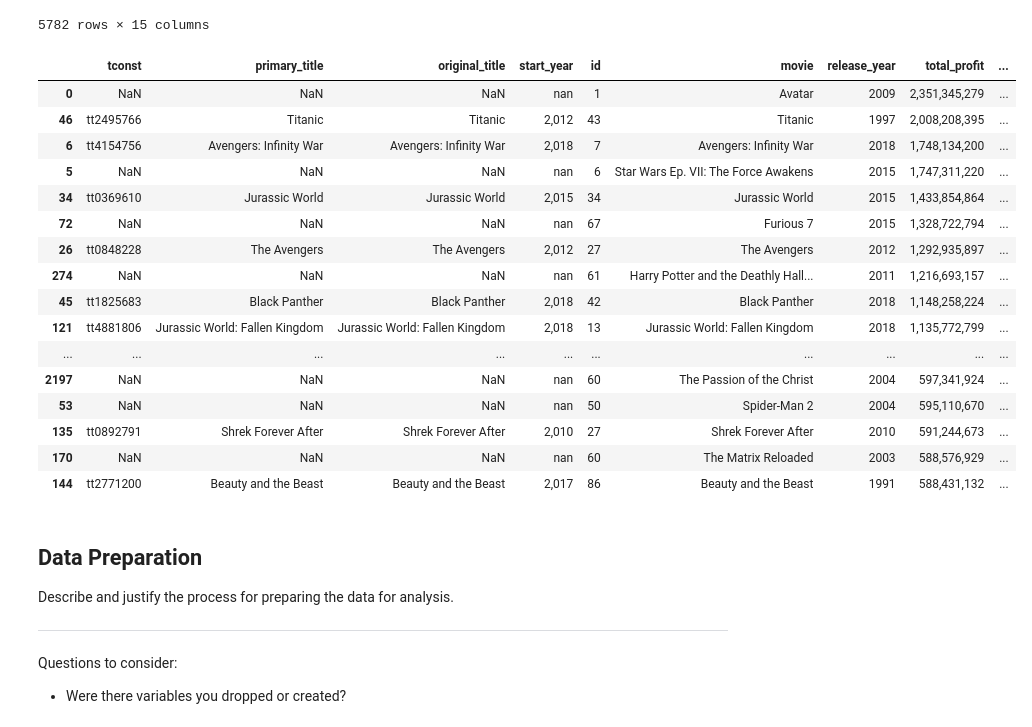
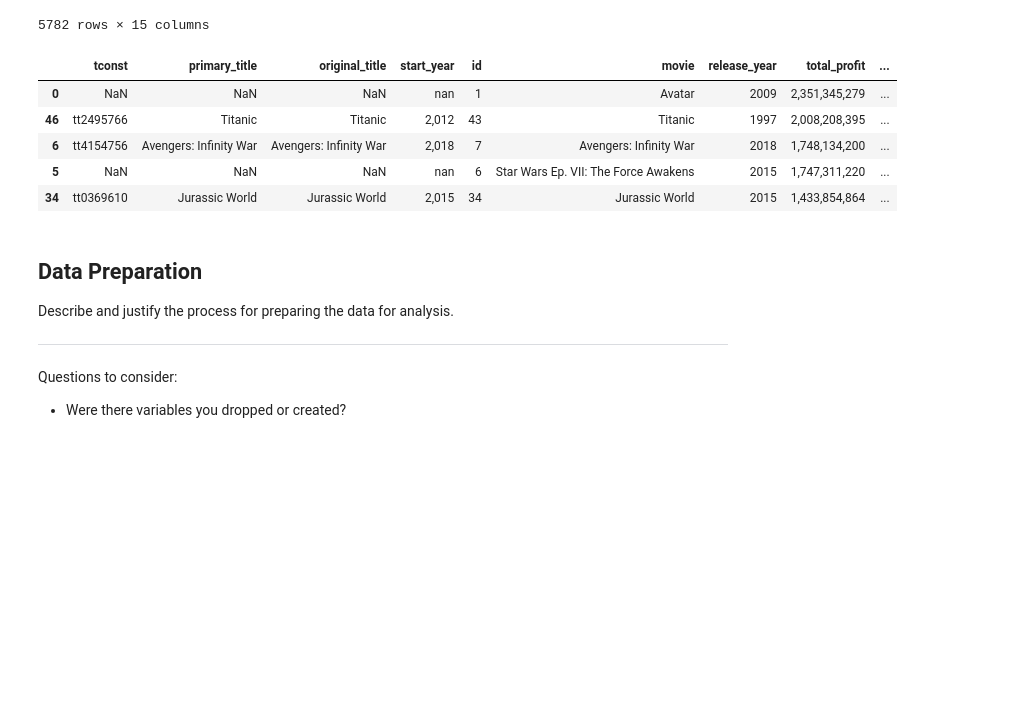
Before and after one commit to jxn628/dsc-phase-1-project, a Jupyter notebook: student.ipynb, the cells around one changed output. Saved outputs shown, nothing was run; the diff lists cells and outputs as text; code cells hidden in the pictures; blank space fills up the shorter version.

```diff
--- a/student.ipynb
+++ b/student.ipynb
@@ -956,4 +1148,4 @@ table9
 # %%
-table9_titles = table9[['id' , 'movie' , 'release_year', 'total_profit', 'release_date']]
+table9_titles = table9[['id' , 'movie' , 'release_year', 'total_profit', 'ROI', 'release_date']]
 table9_titles
 # %% [output]
@@ -1827,25 +2211,14 @@ merged_df_6
 | 5781 | NaN | NaN | NaN | nan | 82 | My Date With Drew | 2005 | 179,941 | ... |
 5782 rows × 15 columns
 # %%
-merged_df_6.sort_values('total_profit', ascending=False).head(100)
+merged_df_6.sort_values('total_profit', ascending=False).head(5)
 # %% [output]
 |  | tconst | primary_title | original_title | start_year | id | movie | release_year | total_profit | ... |
 | 0 | NaN | NaN | NaN | nan | 1 | Avatar | 2009 | 2,351,345,279 | ... |
 | 46 | tt2495766 | Titanic | Titanic | 2,012 | 43 | Titanic | 1997 | 2,008,208,395 | ... |
 | 6 | tt4154756 | Avengers: Infinity War | Avengers: Infinity War | 2,018 | 7 | Avengers: Infinity War | 2018 | 1,748,134,200 | ... |
 | 5 | NaN | NaN | NaN | nan | 6 | Star Wars Ep. VII: The Force Awakens | 2015 | 1,747,311,220 | ... |
 | 34 | tt0369610 | Jurassic World | Jurassic World | 2,015 | 34 | Jurassic World | 2015 | 1,433,854,864 | ... |
-| 72 | NaN | NaN | NaN | nan | 67 | Furious 7 | 2015 | 1,328,722,794 | ... |
-| 26 | tt0848228 | The Avengers | The Avengers | 2,012 | 27 | The Avengers | 2012 | 1,292,935,897 | ... |
-| 274 | NaN | NaN | NaN | nan | 61 | Harry Potter and the Deathly Hall... | 2011 | 1,216,693,157 | ... |
-| 45 | tt1825683 | Black Panther | Black Panther | 2,018 | 42 | Black Panther | 2018 | 1,148,258,224 | ... |
-| 121 | tt4881806 | Jurassic World: Fallen Kingdom | Jurassic World: Fallen Kingdom | 2,018 | 13 | Jurassic World: Fallen Kingdom | 2018 | 1,135,772,799 | ... |
-| ... | ... | ... | ... | ... | ... | ... | ... | ... | ... |
-| 2197 | NaN | NaN | NaN | nan | 60 | The Passion of the Christ | 2004 | 597,341,924 | ... |
-| 53 | NaN | NaN | NaN | nan | 50 | Spider-Man 2 | 2004 | 595,110,670 | ... |
-| 135 | tt0892791 | Shrek Forever After | Shrek Forever After | 2,010 | 27 | Shrek Forever After | 2010 | 591,244,673 | ... |
-| 170 | NaN | NaN | NaN | nan | 60 | The Matrix Reloaded | 2003 | 588,576,929 | ... |
-| 144 | tt2771200 | Beauty and the Beast | Beauty and the Beast | 2,017 | 86 | Beauty and the Beast | 1991 | 588,431,132 | ... |
 # %% [markdown]
 ## Data Preparation
 
```
Also changed, not shown: parts of 33 cells of this notebook.
